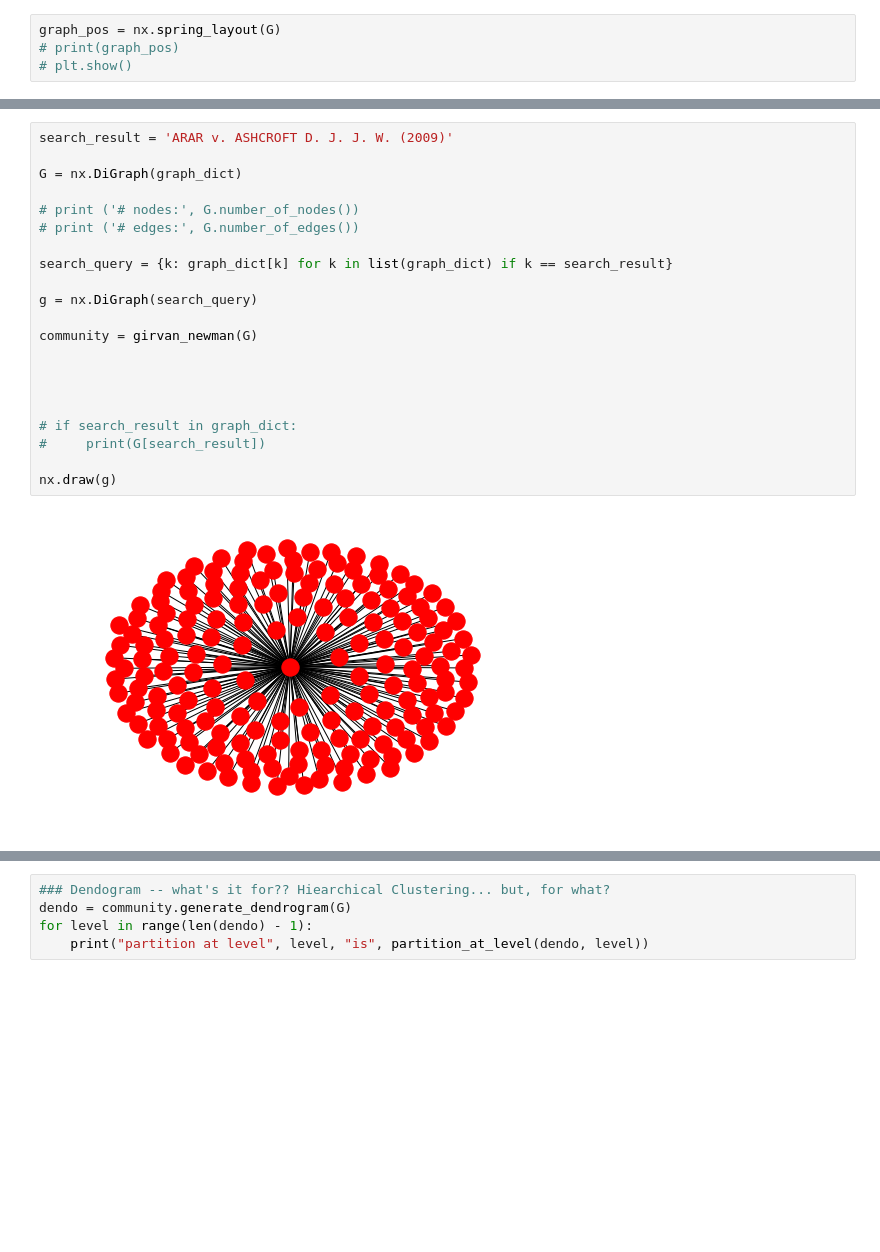
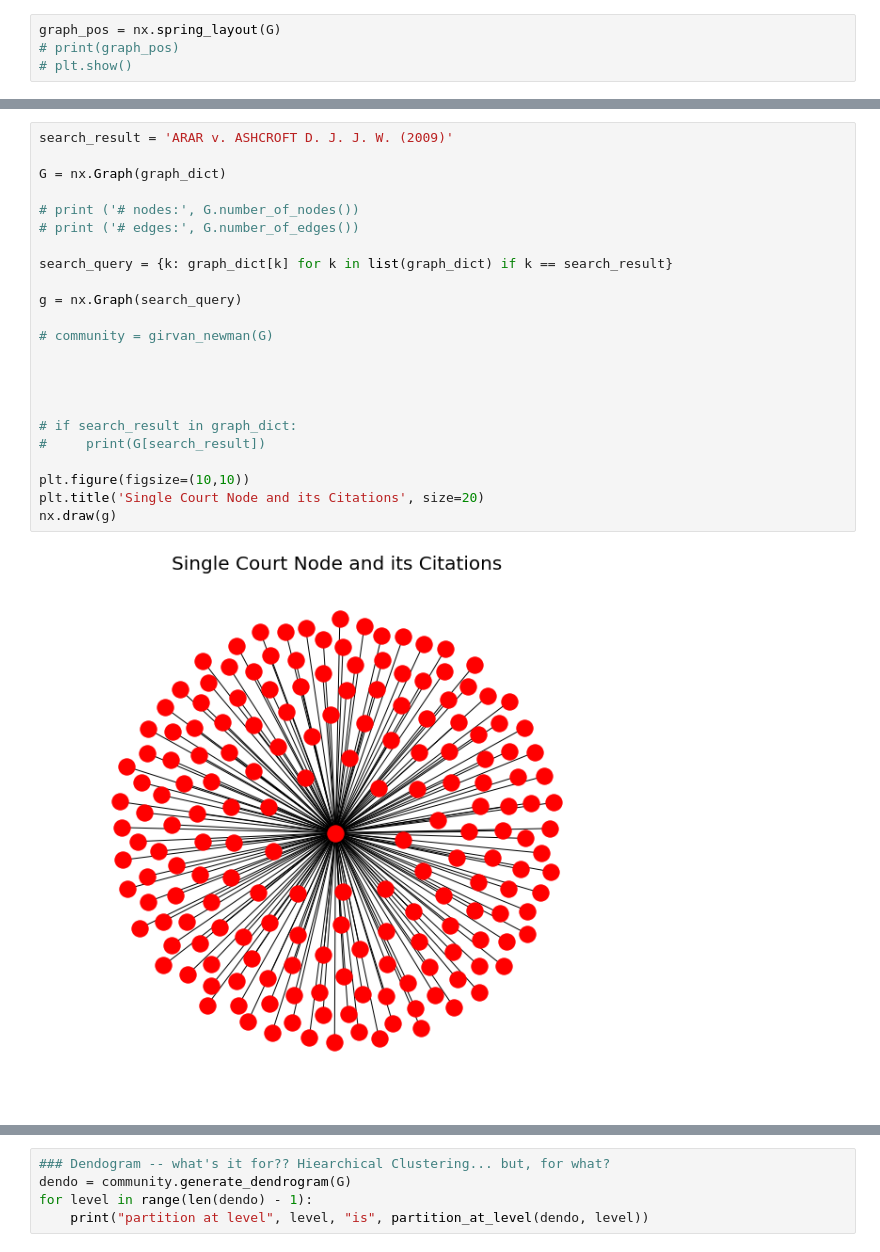
Before and after one commit to 305kev/Capstone_Proposal, a Jupyter notebook: notebooks/Graphing.ipynb, the cells around one changed output, grey strips where cells are left out. Saved outputs shown, nothing was run; the diff lists cells and outputs as text; blank space fills up the shorter version.

```diff
--- a/notebooks/Graphing.ipynb
+++ b/notebooks/Graphing.ipynb
@@ -338,26 +340,28 @@ nx.draw(G)
 # %%
 search_result = 'ARAR v. ASHCROFT D. J. J. W. (2009)'
 
-G = nx.DiGraph(graph_dict)
+G = nx.Graph(graph_dict)
 
 # print ('# nodes:', G.number_of_nodes())
 # print ('# edges:', G.number_of_edges())
 
 search_query = {k: graph_dict[k] for k in list(graph_dict) if k == search_result}
 
-g = nx.DiGraph(search_query)
+g = nx.Graph(search_query)
 
-community = girvan_newman(G)
+# community = girvan_newman(G)
 
 
 
 
 # if search_result in graph_dict:
 #     print(G[search_result])
 
+plt.figure(figsize=(10,10))
+plt.title('Single Court Node and its Citations', size=20)
 nx.draw(g)
 # %% [output]
-[figure, old version]
+[figure, new version]
 # %%
 #other example to display a graph with its community :
 #better with karate_graph() as defined in networkx examples
```
Also changed, not shown: parts of 34 cells of this notebook, 9 other files.
